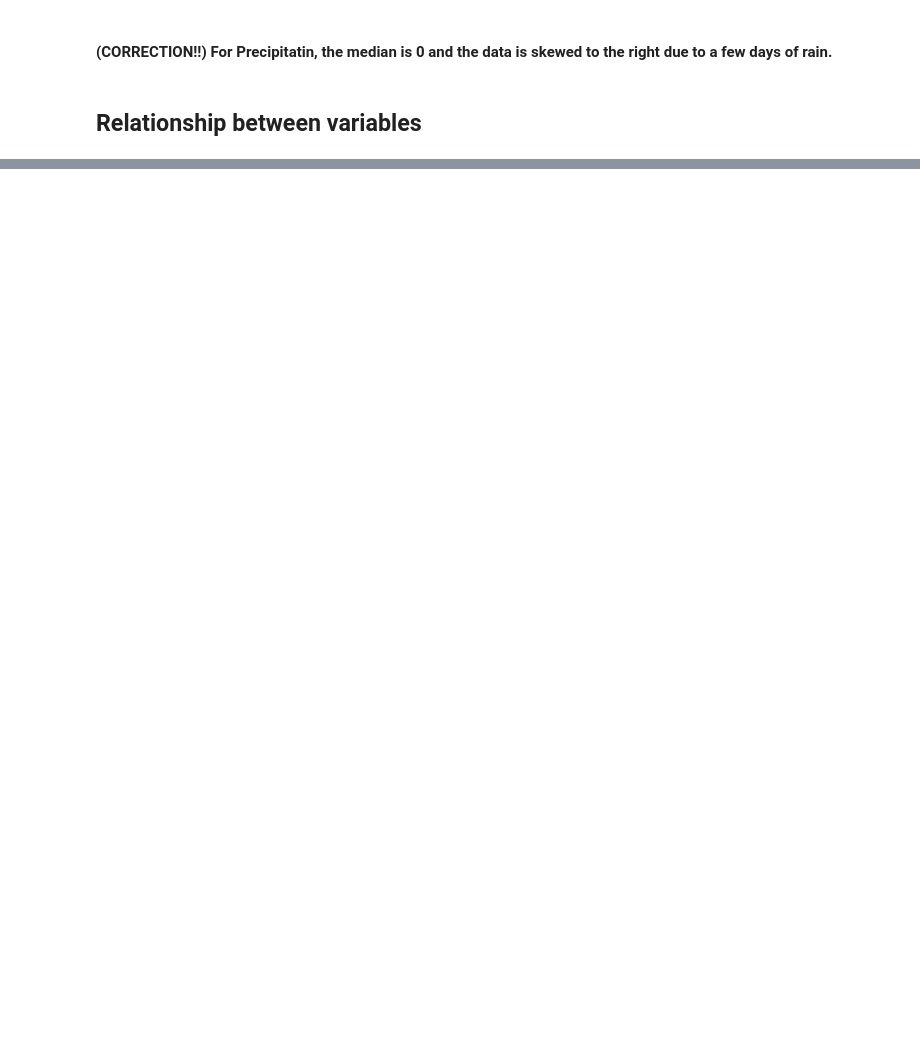
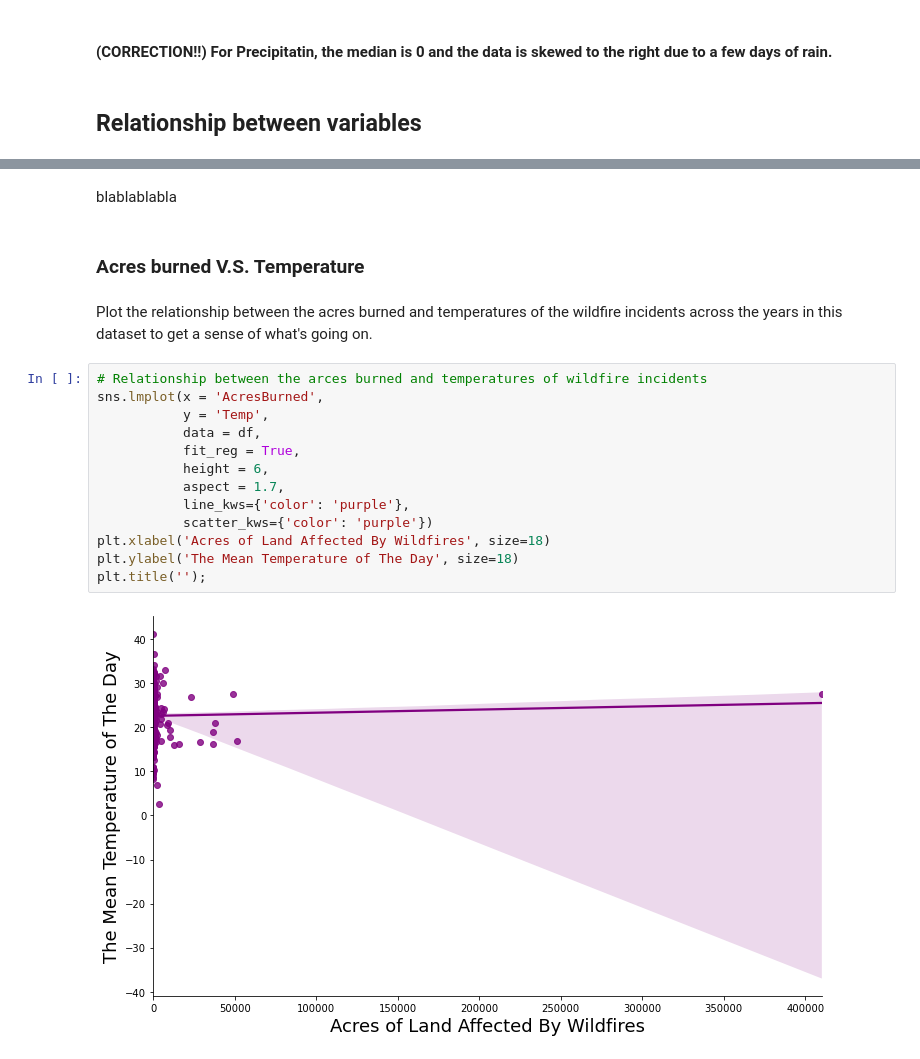
Before and after one commit to vikizzz/Analysis-on-the-Scale-of-Wildfire-Incident-in-California, a Jupyter notebook: EDACheckpoint_group010.ipynb, the cells around one changed output, grey strips where cells are left out. Drawn from its saved outputs; the diff is of its cells as text; blank space fills up the shorter version.

```diff
--- a/EDACheckpoint_group010.ipynb
+++ b/EDACheckpoint_group010.ipynb
@@ -403,0 +403,21 @@ plt.show()
+# %% [markdown]
+blablablabla
+# %% [markdown]
+### Acres burned V.S. Temperature
+# %% [markdown]
+Plot the relationship between the acres burned and temperatures of the wildfire incidents across the years in this dataset to get a sense of what's going on.
+# %%
+# Relationship between the arces burned and temperatures of wildfire incidents
+sns.lmplot(x = 'AcresBurned',
+           y = 'Temp',
+           data = df,
+           fit_reg = True,
+           height = 6,
+           aspect = 1.7,
+           line_kws={'color': 'purple'},
+           scatter_kws={'color': 'purple'})
+plt.xlabel('Acres of Land Affected By Wildfires', size=18)
+plt.ylabel('The Mean Temperature of The Day', size=18)
+plt.title('');
+# %% [output]
+[figure, added]
```
Also changed, not shown: parts of 45 cells of this notebook.
